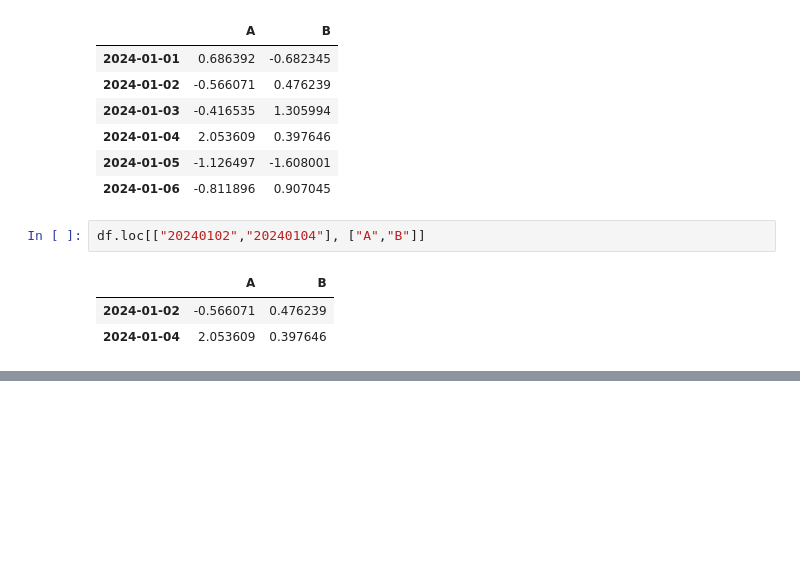
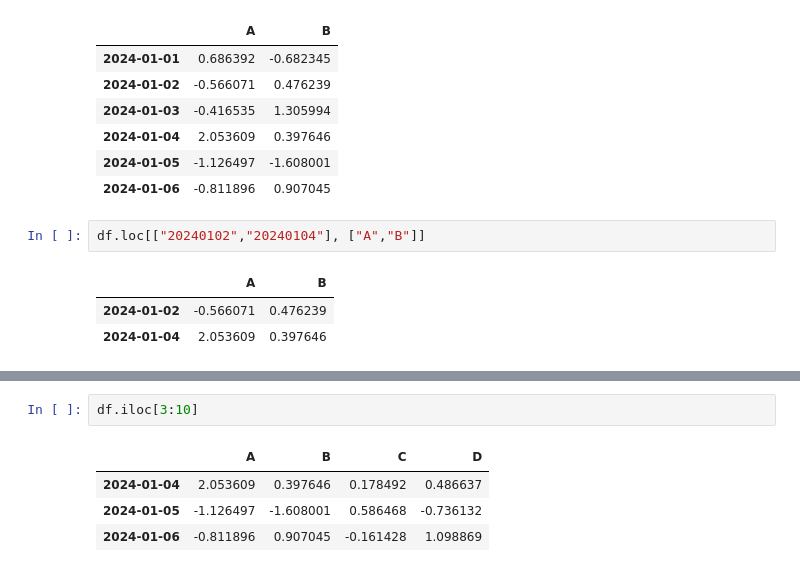
Before and after one commit to Syeda-Eman/40-days-of-Python, a Jupyter notebook: Day_9.ipynb, the cells around one changed output, grey strips where cells are left out. Drawn from its saved outputs; the diff is of its cells as text; blank space fills up the shorter version.

```diff
--- a/Day_9.ipynb
+++ b/Day_9.ipynb
@@ -232,0 +251,7 @@ df.loc[["20240102","20240104"], ["A","B"]]
+# %%
+df.iloc[3:10]
+# %% [output]
+|  | A | B | C | D |
+| 2024-01-04 | 2.053609 | 0.397646 | 0.178492 | 0.486637 |
+| 2024-01-05 | -1.126497 | -1.608001 | 0.586468 | -0.736132 |
+| 2024-01-06 | -0.811896 | 0.907045 | -0.161428 | 1.098869 |
```
Also changed, not shown: parts of 12 cells of this notebook.
